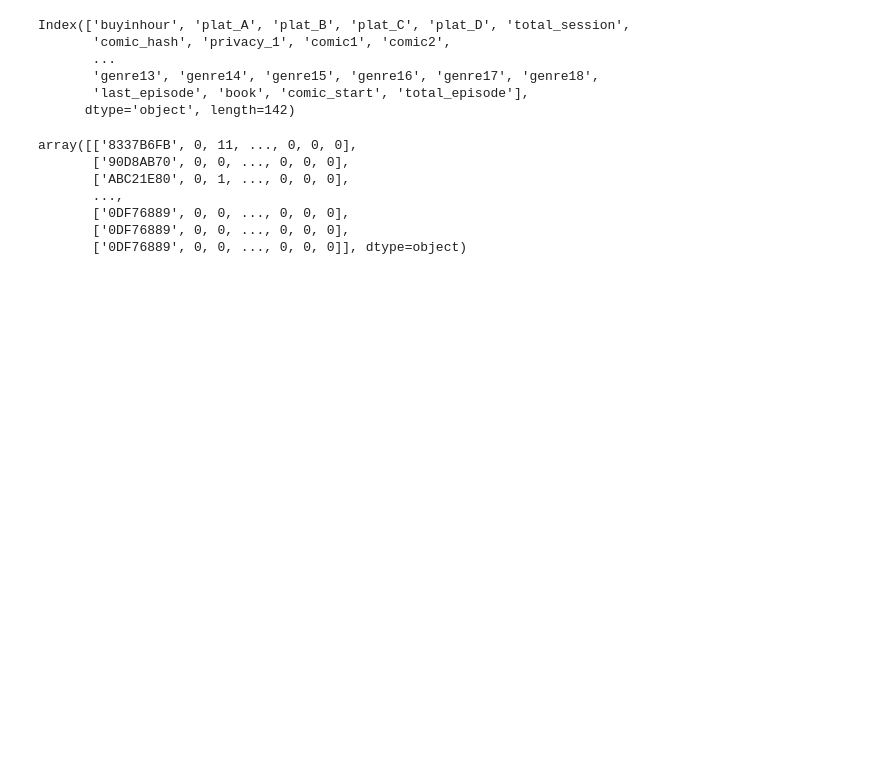
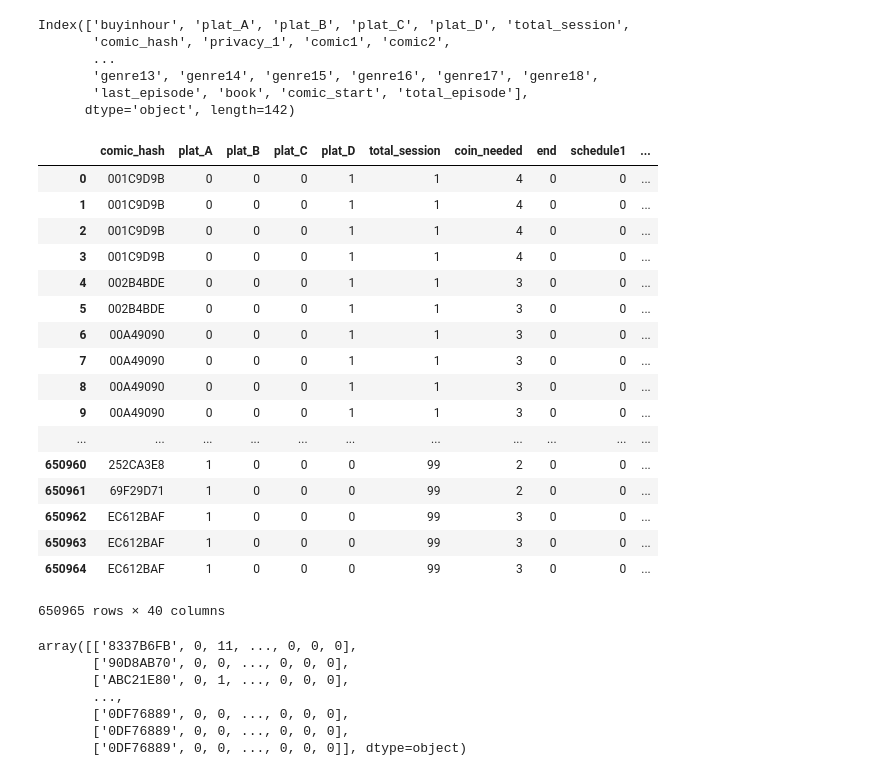
Before and after one commit to simonjisu/regincomics_data, a Jupyter notebook: test.ipynb, the cells around one changed output. Cells and saved outputs as stored; diff of their text form; code cells hidden in the pictures; blank space fills up the shorter version.

```diff
--- a/Untitled.ipynb
+++ b/test.ipynb
@@ -754,6 +778,27 @@ class user_comic(object):
                 self.user_table[user] = user_data[i][1:]
 # %%
 data_ = data_new.copy()
+# %%
+data_.loc[:,column_comic]
+# %% [output]
+|  | comic_hash | plat_A | plat_B | plat_C | plat_D | total_session | coin_needed | end | schedule1 | ... |
+| 0 | 001C9D9B | 0 | 0 | 0 | 1 | 1 | 4 | 0 | 0 | ... |
+| 1 | 001C9D9B | 0 | 0 | 0 | 1 | 1 | 4 | 0 | 0 | ... |
+| 2 | 001C9D9B | 0 | 0 | 0 | 1 | 1 | 4 | 0 | 0 | ... |
+| 3 | 001C9D9B | 0 | 0 | 0 | 1 | 1 | 4 | 0 | 0 | ... |
+| 4 | 002B4BDE | 0 | 0 | 0 | 1 | 1 | 3 | 0 | 0 | ... |
+| 5 | 002B4BDE | 0 | 0 | 0 | 1 | 1 | 3 | 0 | 0 | ... |
+| 6 | 00A49090 | 0 | 0 | 0 | 1 | 1 | 3 | 0 | 0 | ... |
+| 7 | 00A49090 | 0 | 0 | 0 | 1 | 1 | 3 | 0 | 0 | ... |
+| 8 | 00A49090 | 0 | 0 | 0 | 1 | 1 | 3 | 0 | 0 | ... |
+| 9 | 00A49090 | 0 | 0 | 0 | 1 | 1 | 3 | 0 | 0 | ... |
+| ... | ... | ... | ... | ... | ... | ... | ... | ... | ... | ... |
+| 650960 | 252CA3E8 | 1 | 0 | 0 | 0 | 99 | 2 | 0 | 0 | ... |
+| 650961 | 69F29D71 | 1 | 0 | 0 | 0 | 99 | 2 | 0 | 0 | ... |
+| 650962 | EC612BAF | 1 | 0 | 0 | 0 | 99 | 3 | 0 | 0 | ... |
+| 650963 | EC612BAF | 1 | 0 | 0 | 0 | 99 | 3 | 0 | 0 | ... |
+| 650964 | EC612BAF | 1 | 0 | 0 | 0 | 99 | 3 | 0 | 0 | ... |
+650965 rows × 40 columns
 # %%
 column_user = ['privacy_1'] + column2
 # %%
```
Also changed, not shown: parts of 23 cells of this notebook, 3 other files.
